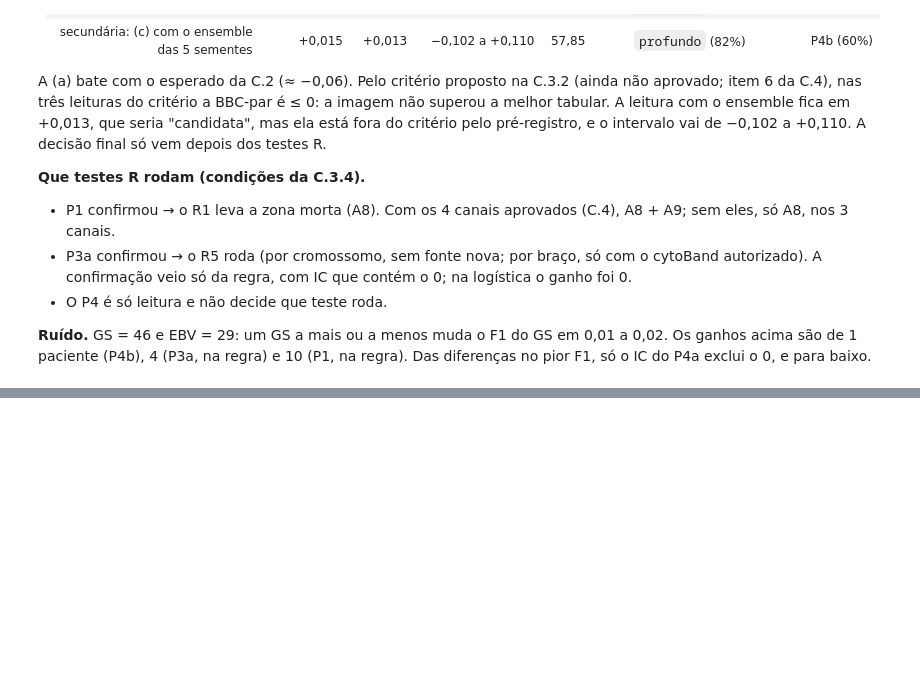
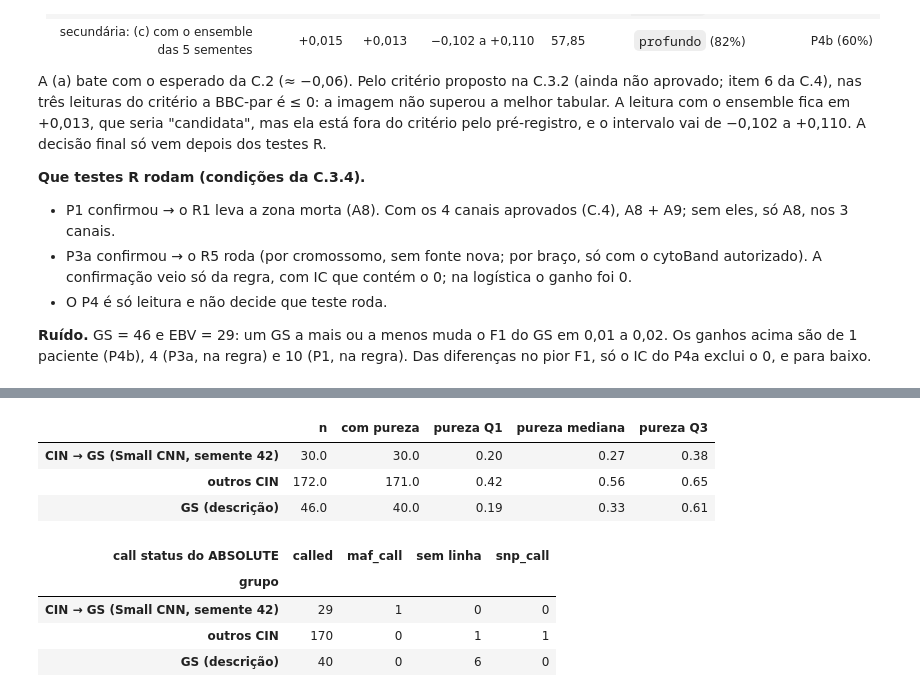
Before and after one commit to leocendino/imagens_de_cg_para_classificacao, a Jupyter notebook: notebooks/05_eval.ipynb, the cells around one changed output, grey strips where cells are left out. Cells and saved outputs as stored; diff of their text form; code cells hidden in the pictures; blank space fills up the shorter version.

```diff
--- a/notebooks/05_eval.ipynb
+++ b/notebooks/05_eval.ipynb
@@ -1828,0 +1642,24 @@ só vem depois dos testes R.
+# %%
+from scipy.stats import mannwhitneyu
+
+log("=== bloco E (continuação): P2 e P3b ===")
+absol = pd.read_csv(RAIZ / "data" / "raw" / "TCGA_mastercalls.abs_tables_JSedit.fixed.txt", sep="\t").set_index("array")
+pureza = absol.purity.reindex(coorte.amostra).to_numpy()
+chamada = absol["call status"].reindex(coorte.amostra).fillna("sem linha").to_numpy()
+cin_gs = (y == CIN) & (cnn42 == GS)
+GRUPOS = {"CIN → GS (Small CNN, semente 42)": cin_gs, "outros CIN": (y == CIN) & ~cin_gs, "GS (descrição)": y == GS}
+assert cin_gs.sum() == 30 and GRUPOS["outros CIN"].sum() == 172
+tem = ~np.isnan(pureza)  # toda pureza informada, com qualquer call status (pré-registro)
+desc = pd.DataFrame({g: {"n": int(m.sum()), "com pureza": int((m & tem).sum()),
+                         **{f"pureza {q}": np.quantile(pureza[m & tem], p) for q, p in [("Q1", 0.25), ("mediana", 0.5), ("Q3", 0.75)]}}
+                     for g, m in GRUPOS.items()}).T
+mw = mannwhitneyu(pureza[cin_gs & tem], pureza[GRUPOS["outros CIN"] & tem], alternative="less")
+med = desc["pureza mediana"]
+confirma_p2 = bool(med.iloc[0] < med.iloc[1] and mw.pvalue < 0.05)
+print(f"P2. Mann-Whitney unilateral (CIN → GS com pureza menor): U = {mw.statistic:.0f}, p = {mw.pvalue:.3f}; mediana "
+      f"{med.iloc[0]:.2f} contra {med.iloc[1]:.2f}. Pré-registro: confirma com mediana menor e p < 0,05 → "
+      + ("CONFIRMA: o R2 roda" if confirma_p2 else "REFUTA: o R2 é cancelado"))
+display(desc.round(2))
+grupo = np.select(list(GRUPOS.values()), list(GRUPOS), "MSI ou EBV")
+pd.crosstab(grupo, chamada, rownames=["grupo"], colnames=["call status do ABSOLUTE"]).loc[list(GRUPOS)]
+# %% [output]
@@ -1828,0 +1668,9 @@ só vem depois dos testes R.
+|  | n | com pureza | pureza Q1 | pureza mediana | pureza Q3 |
+| CIN → GS (Small CNN, semente 42) | 30.0 | 30.0 | 0.20 | 0.27 | 0.38 |
+| outros CIN | 172.0 | 171.0 | 0.42 | 0.56 | 0.65 |
+| GS (descrição) | 46.0 | 40.0 | 0.19 | 0.33 | 0.61 |
+| call status do ABSOLUTE | called | maf_call | sem linha | snp_call |
+| grupo |  |  |  |  |
+| CIN → GS (Small CNN, semente 42) | 29 | 1 | 0 | 0 |
+| outros CIN | 170 | 0 | 1 | 1 |
+| GS (descrição) | 40 | 0 | 6 | 0 |
```
Also changed, not shown: parts of 20 cells of this notebook, 2 other files.
